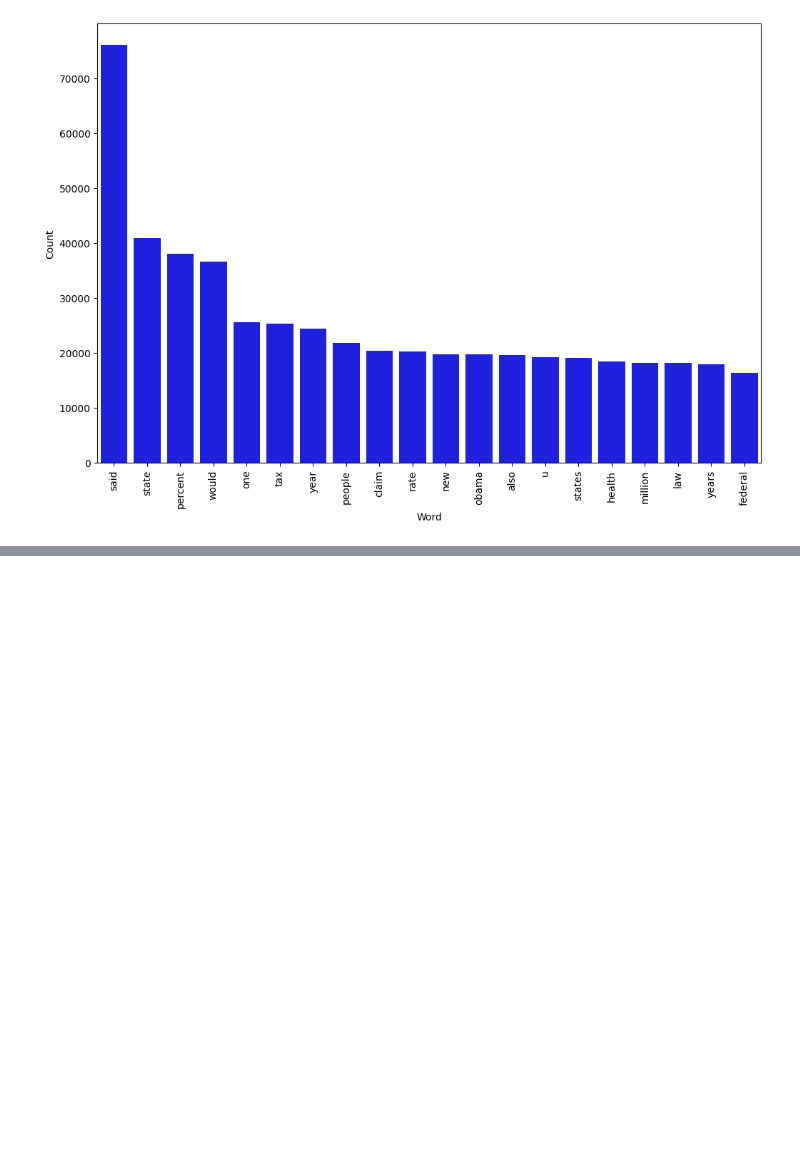
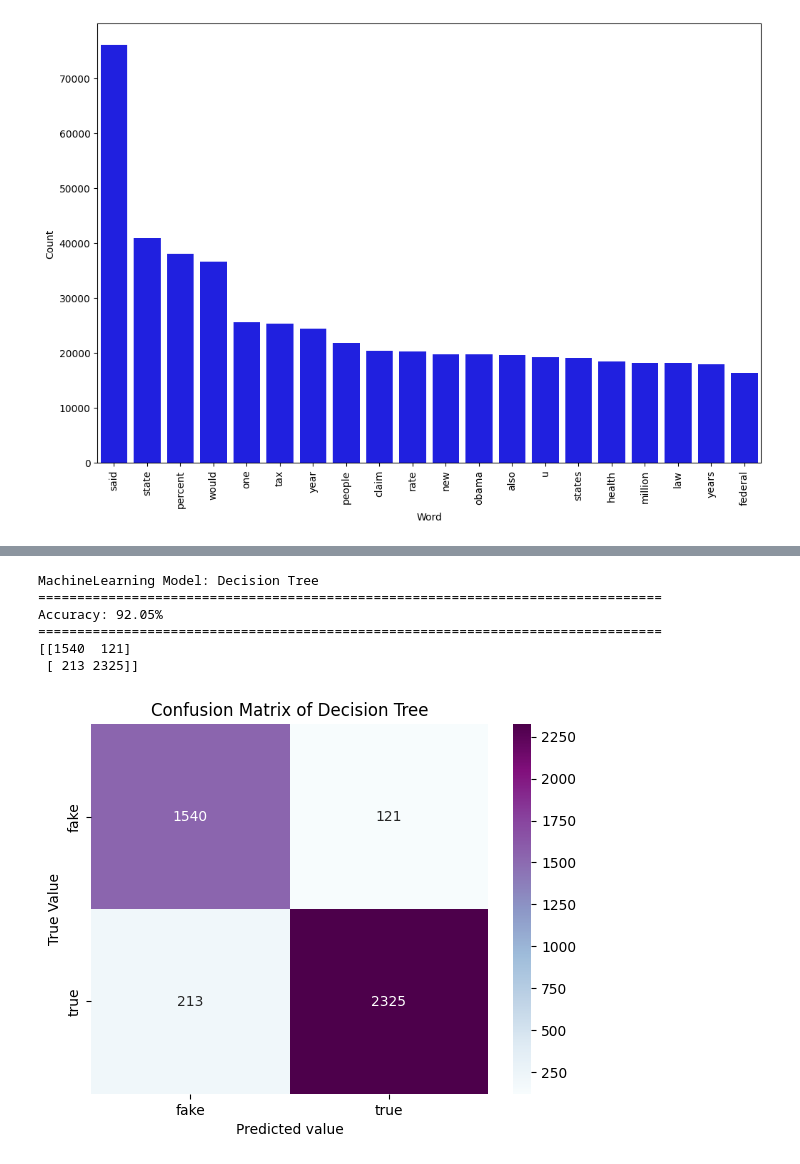
Before and after one commit to joyce922/DAT550Project, a Jupyter notebook: DAT550-PROJECT.ipynb, the cells around one changed output, grey strips where cells are left out. Saved outputs shown, nothing was run; the diff lists cells and outputs as text; code cells hidden in the pictures; blank space fills up the shorter version.

```diff
--- a/DAT550-PROJECT.ipynb
+++ b/DAT550-PROJECT.ipynb
@@ -465,0 +602,23 @@ Accuracy: 71.26%
+# %%
+bestMaxDepth = DTParametersDF["Accuracy"].max()
+bestCriterion = DTParametersDF[DTParametersDF["Accuracy"] == bestMaxDepth]["Criterion"]
+applyMLModel(
+    X_train, y_train, X_test, y_test,
+    Pipeline([
+        ('vect', CountVectorizer()),
+        ('tfidf', TfidfTransformer()),
+        ('model', DecisionTreeClassifier(criterion='gini',
+                                        max_depth=bestDepth,
+                                        splitter='best',
+                                        random_state=random_state))
+    ]),
+    "DT"
+)
+# %% [output]
+MachineLearning Model: Decision Tree
+================================================================================
+Accuracy: 92.05%
+================================================================================
+[[1540  121]
+ [ 213 2325]]
+[figure, added]
```
Also changed, not shown: parts of 38 cells of this notebook.
